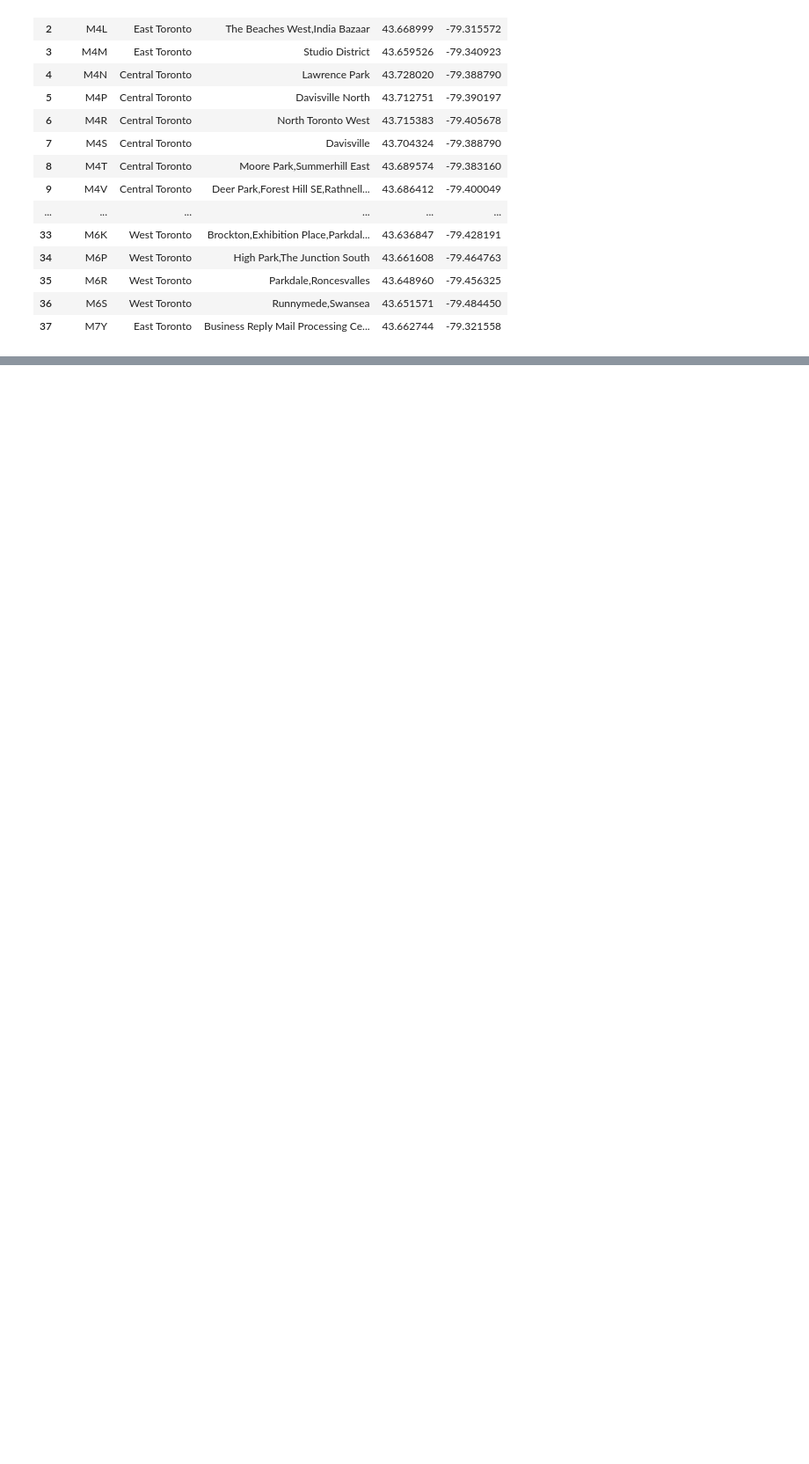
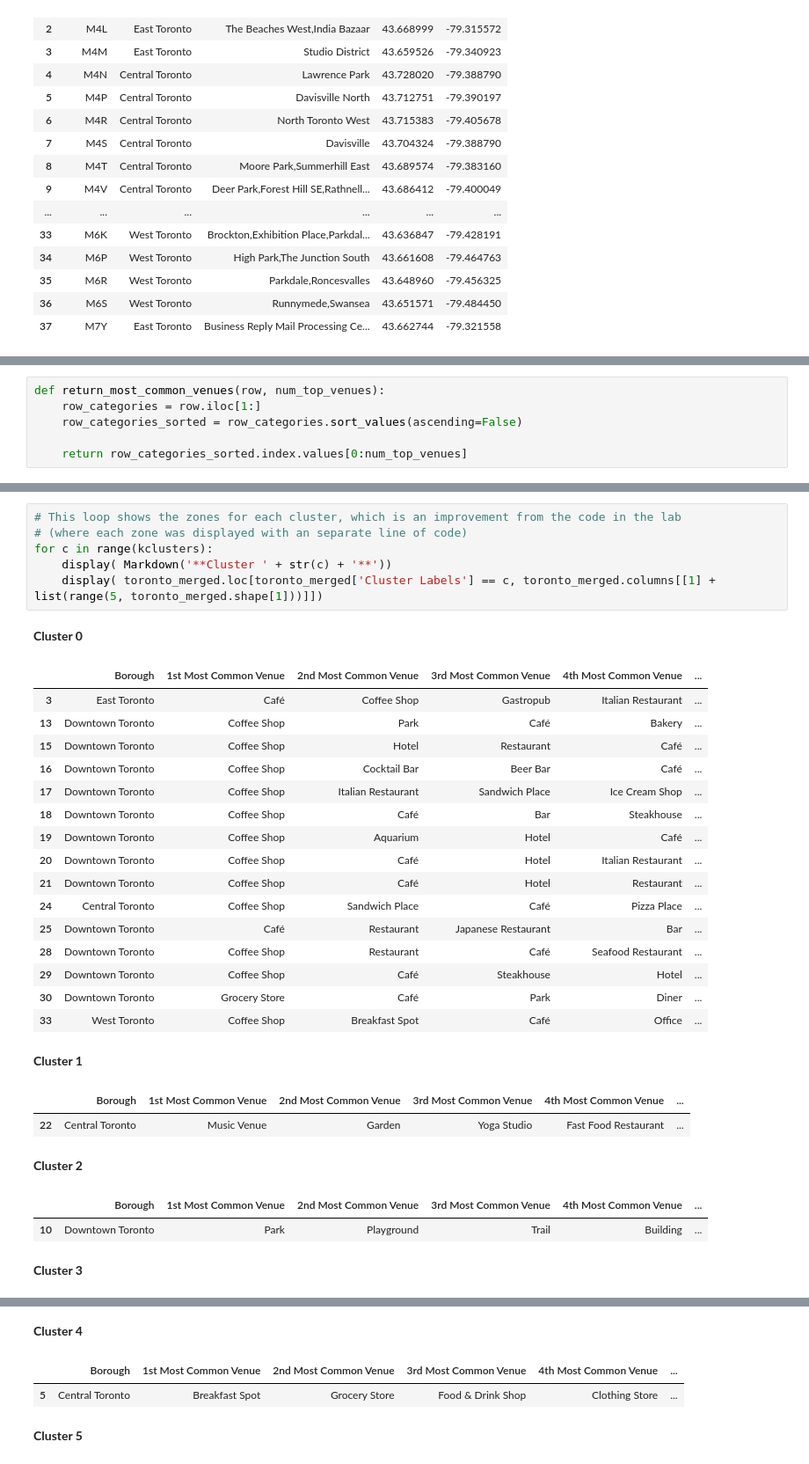
Before and after one commit to mjzalewski/Coursera_Capstone, a Jupyter notebook: Segmenting_Toronto.ipynb, the cells around one changed output, grey strips where cells are left out. Shown at 88% size. Saved outputs shown, nothing was run; the diff lists cells and outputs as text; blank space fills up the shorter version.

```diff
--- a/Segmenting_Toronto.ipynb
+++ b/Segmenting_Toronto.ipynb
@@ -170,0 +401,6 @@ df_toronto
+# %%
+def return_most_common_venues(row, num_top_venues):
+    row_categories = row.iloc[1:]
+    row_categories_sorted = row_categories.sort_values(ascending=False)
+
+    return row_categories_sorted.index.values[0:num_top_venues]
@@ -170,0 +550,31 @@ df_toronto
+# %%
+# This loop shows the zones for each cluster, which is an improvement from the code in the lab
+# (where each zone was displayed with an separate line of code)
+for c in range(kclusters):
+    display( Markdown('**Cluster ' + str(c) + '**'))
+    display( toronto_merged.loc[toronto_merged['Cluster Labels'] == c, toronto_merged.columns[[1] + list(range(5, toronto_merged.shape[1]))]])
+# %% [output]
+**Cluster 0**
+|  | Borough | 1st Most Common Venue | 2nd Most Common Venue | 3rd Most Common Venue | 4th Most Common Venue | ... |
+| 3 | East Toronto | Café | Coffee Shop | Gastropub | Italian Restaurant | ... |
+| 13 | Downtown Toronto | Coffee Shop | Park | Café | Bakery | ... |
+| 15 | Downtown Toronto | Coffee Shop | Hotel | Restaurant | Café | ... |
+| 16 | Downtown Toronto | Coffee Shop | Cocktail Bar | Beer Bar | Café | ... |
+| 17 | Downtown Toronto | Coffee Shop | Italian Restaurant | Sandwich Place | Ice Cream Shop | ... |
+| 18 | Downtown Toronto | Coffee Shop | Café | Bar | Steakhouse | ... |
+| 19 | Downtown Toronto | Coffee Shop | Aquarium | Hotel | Café | ... |
+| 20 | Downtown Toronto | Coffee Shop | Café | Hotel | Italian Restaurant | ... |
+| 21 | Downtown Toronto | Coffee Shop | Café | Hotel | Restaurant | ... |
+| 24 | Central Toronto | Coffee Shop | Sandwich Place | Café | Pizza Place | ... |
+| 25 | Downtown Toronto | Café | Restaurant | Japanese Restaurant | Bar | ... |
+| 28 | Downtown Toronto | Coffee Shop | Restaurant | Café | Seafood Restaurant | ... |
+| 29 | Downtown Toronto | Coffee Shop | Café | Steakhouse | Hotel | ... |
+| 30 | Downtown Toronto | Grocery Store | Café | Park | Diner | ... |
+| 33 | West Toronto | Coffee Shop | Breakfast Spot | Café | Office | ... |
+**Cluster 1**
+|  | Borough | 1st Most Common Venue | 2nd Most Common Venue | 3rd Most Common Venue | 4th Most Common Venue | ... |
+| 22 | Central Toronto | Music Venue | Garden | Yoga Studio | Fast Food Restaurant | ... |
+**Cluster 2**
+|  | Borough | 1st Most Common Venue | 2nd Most Common Venue | 3rd Most Common Venue | 4th Most Common Venue | ... |
+| 10 | Downtown Toronto | Park | Playground | Trail | Building | ... |
+**Cluster 3**
@@ -170,0 +597,4 @@ df_toronto
+**Cluster 4**
+|  | Borough | 1st Most Common Venue | 2nd Most Common Venue | 3rd Most Common Venue | 4th Most Common Venue | ... |
+| 5 | Central Toronto | Breakfast Spot | Grocery Store | Food & Drink Shop | Clothing Store | ... |
+**Cluster 5**
```
Also changed, not shown: parts of 41 cells of this notebook.
